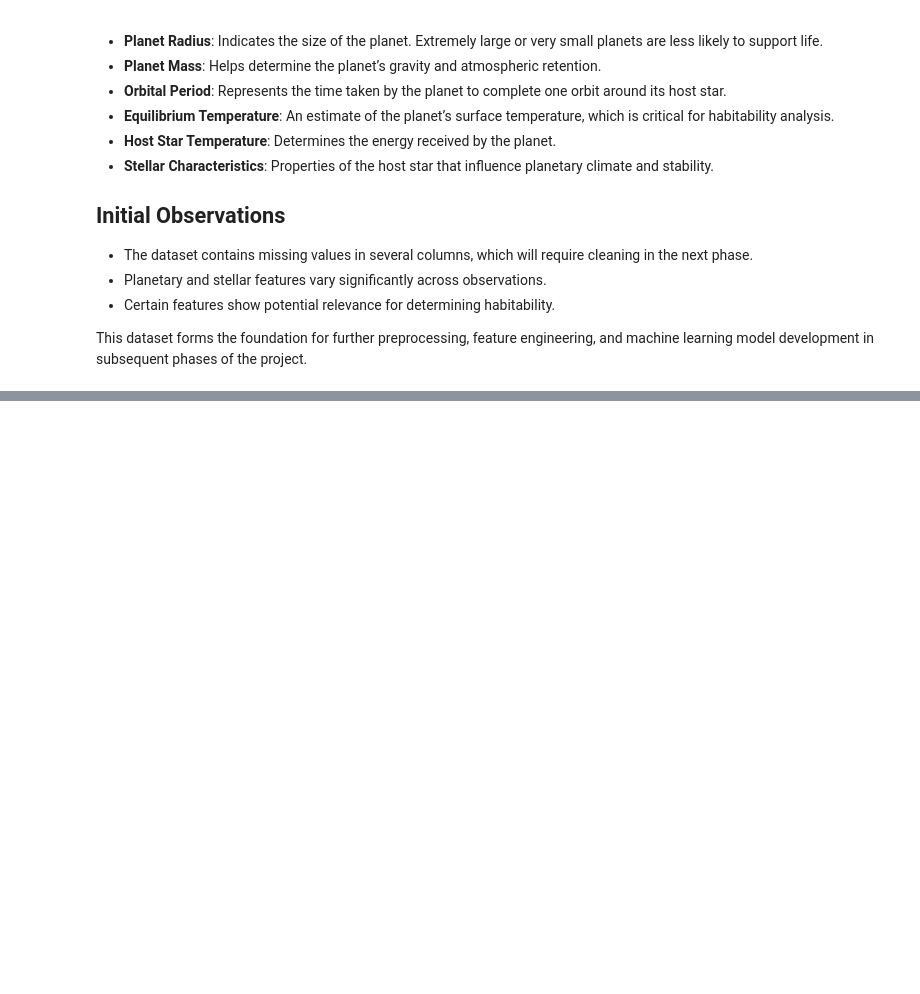
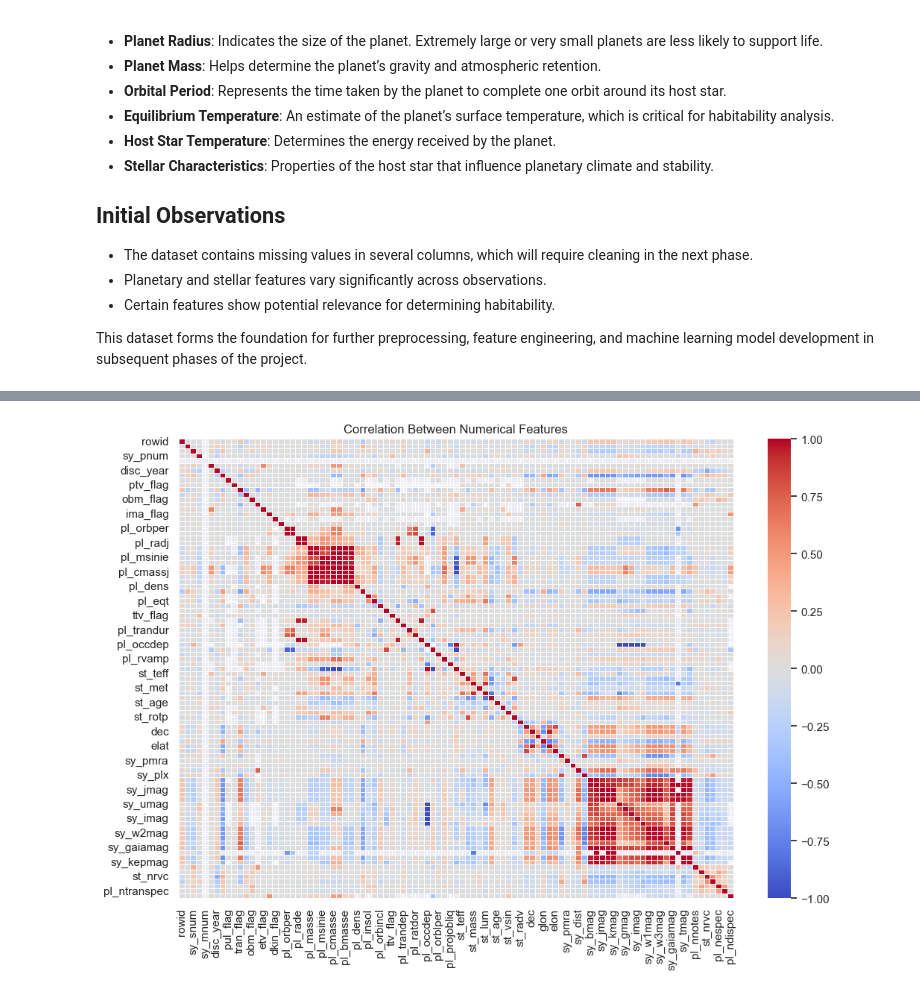
Before and after one commit to ANANYA200421/ExoHabit-AI, a Jupyter notebook: notebooks/milestone-1.ipynb, the cells around one changed output, grey strips where cells are left out. Drawn from its saved outputs; the diff is of its cells as text; code cells hidden in the pictures; blank space fills up the shorter version.

```diff
--- a/notebooks/milestone-1.ipynb
+++ b/notebooks/milestone-1.ipynb
@@ -76,0 +124,5 @@ and machine learning model development in subsequent phases of the project.
+# %%
+# Select only numerical columns for correlation analysis
+numeric_df = df.select_dtypes(include=["int64", "float64"])
+
+numeric_df.head()
@@ -76,0 +137,7 @@ and machine learning model development in subsequent phases of the project.
+# %%
+plt.figure(figsize=(12,8))
+sns.heatmap(numeric_df.corr(), cmap="coolwarm", linewidths=0.5)
+plt.title("Correlation Between Numerical Features")
+plt.show()
+# %% [output]
+[figure, added]
```
Also changed, not shown: parts of 6 cells of this notebook.
